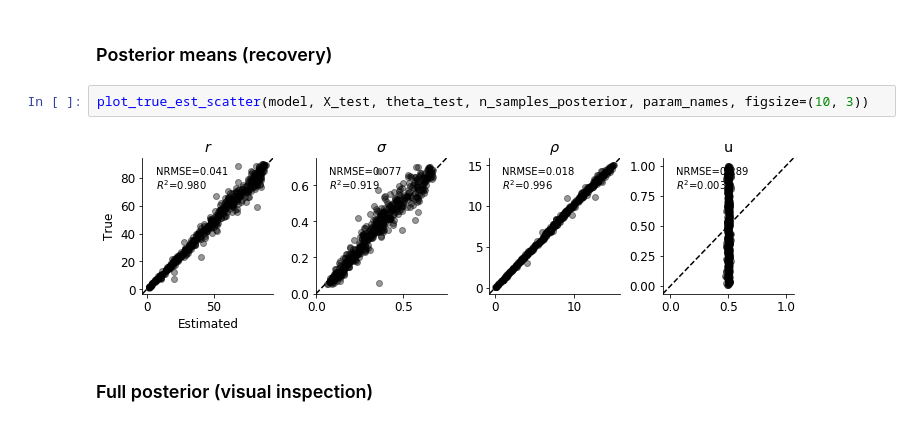
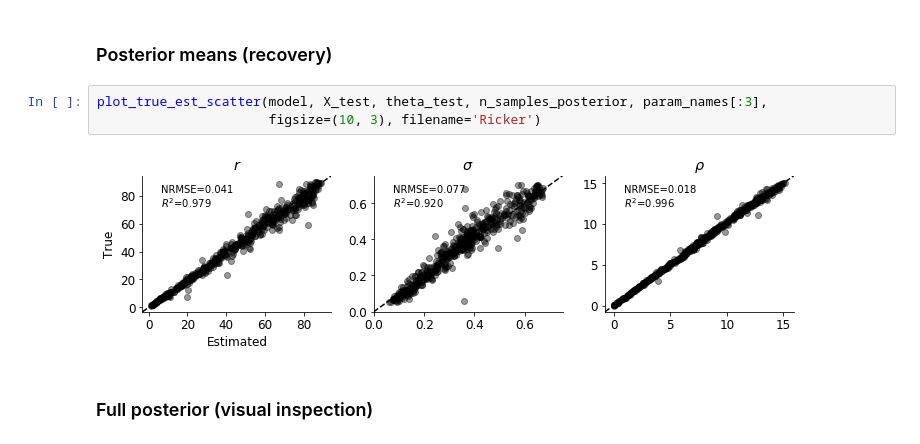
Before and after one commit to stefanradev93/cINN, a Jupyter notebook: Ricker_Comparison.ipynb, the cells around one changed output. Saved outputs shown, nothing was run; the diff lists cells and outputs as text.

```diff
--- a/Ricker_Comparison.ipynb
+++ b/Ricker_Comparison.ipynb
@@ -144,9 +141,10 @@ Restored from ./checkpoints/ricker\ckpt-final
 # %% [markdown]
 ### Posterior means (recovery)
 # %%
-plot_true_est_scatter(model, X_test, theta_test, n_samples_posterior, param_names, figsize=(10, 3))
+plot_true_est_scatter(model, X_test, theta_test, n_samples_posterior, param_names[:3],
+                      figsize=(10, 3), filename='Ricker')
 # %% [output]
-[figure, old version]
+[figure, new version]
 # %% [markdown]
 ### Full posterior (visual inspection)
 # %%
```
Also changed, not shown: parts of 13 cells of this notebook, 33 other files.
